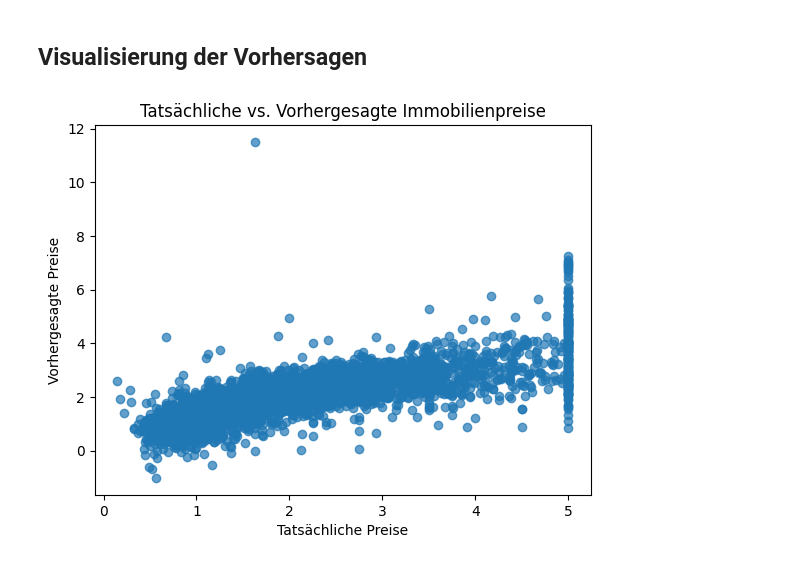
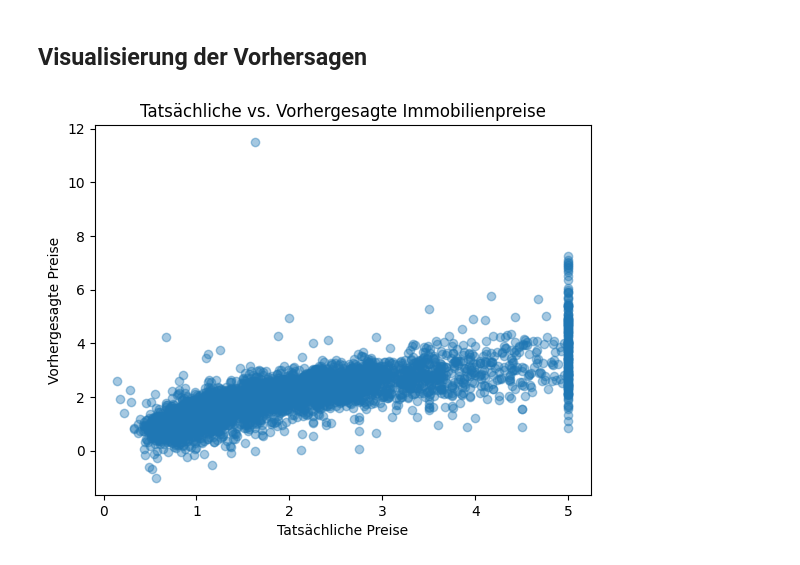
Before and after one commit to cusyio/ai-tutorial, a Jupyter notebook: docs/1intro/case-study.ipynb, the cells around one changed output. Saved outputs shown, nothing was run; the diff lists cells and outputs as text; code cells hidden in the pictures.

```diff
--- a/docs/1intro/case-study.ipynb
+++ b/docs/1intro/case-study.ipynb
@@ -136,10 +125,10 @@ Bestimmtheitsmaß (R²): 0.575787706032451
 # %% [markdown]
 ## Visualisierung der Vorhersagen
 # %%
-plt.scatter(y_test, y_pred, alpha=0.7)
+plt.scatter(y_test, y_pred, alpha=0.4)
 plt.xlabel("Tatsächliche Preise")
 plt.ylabel("Vorhergesagte Preise")
 plt.title("Tatsächliche vs. Vorhergesagte Immobilienpreise")
 plt.show()
 # %% [output]
-[figure, old version]
+[figure, new version]
```
Also changed, not shown: parts of 5 cells of this notebook, 21 other files.
